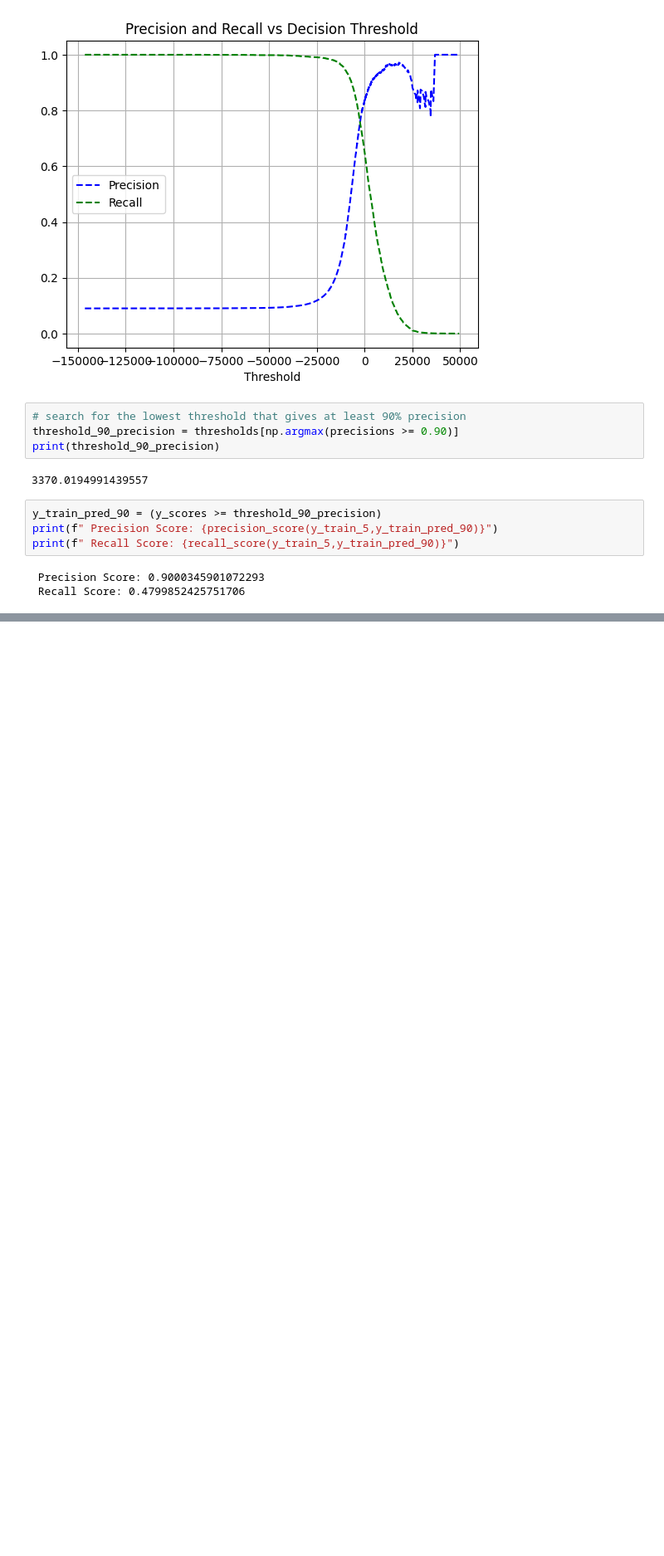
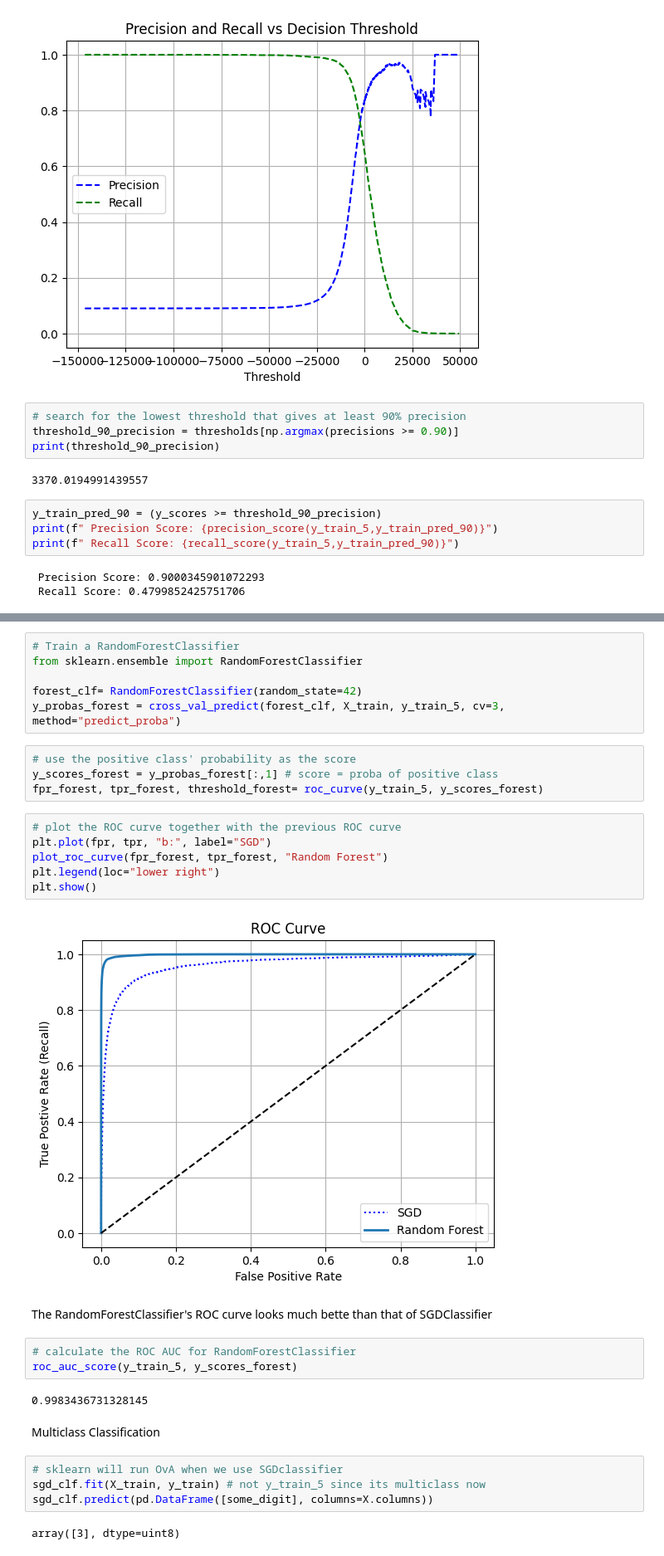
Before and after one commit to jakelis/classification, a Jupyter notebook: main.ipynb, the cells around one changed output, grey strips where cells are left out. Shown at 83% size. Saved outputs shown, nothing was run; the diff lists cells and outputs as text; blank space fills up the shorter version.

Commit message:
Added multilabel classification and others

```diff
--- a/main.ipynb
+++ b/main.ipynb
@@ -200,0 +234,33 @@ print(f" Recall Score: {recall_score(y_train_5,y_train_pred_90)}")
+# %%
+# Train a RandomForestClassifier
+from sklearn.ensemble import RandomForestClassifier
+
+forest_clf= RandomForestClassifier(random_state=42)
+y_probas_forest = cross_val_predict(forest_clf, X_train, y_train_5, cv=3, method="predict_proba")
+# %%
+# use the positive class' probability as the score
+y_scores_forest = y_probas_forest[:,1] # score = proba of positive class
+fpr_forest, tpr_forest, threshold_forest= roc_curve(y_train_5, y_scores_forest)
+# %%
+# plot the ROC curve together with the previous ROC curve
+plt.plot(fpr, tpr, "b:", label="SGD")
+plot_roc_curve(fpr_forest, tpr_forest, "Random Forest")
+plt.legend(loc="lower right")
+plt.show()
+# %% [output]
+[figure, added]
+# %% [markdown]
+The RandomForestClassifier's ROC curve looks much bette than that of SGDClassifier
+# %%
+# calculate the ROC AUC for RandomForestClassifier
+roc_auc_score(y_train_5, y_scores_forest)
+# %% [output]
+0.9983436731328145
+# %% [markdown]
+Multiclass Classification
+# %%
+# sklearn will run OvA when we use SGDclassifier
+sgd_clf.fit(X_train, y_train) # not y_train_5 since its multiclass now
+sgd_clf.predict(pd.DataFrame([some_digit], columns=X.columns))
+# %% [output]
+array([3], dtype=uint8)
```
Also changed, not shown: parts of 21 cells of this notebook.
